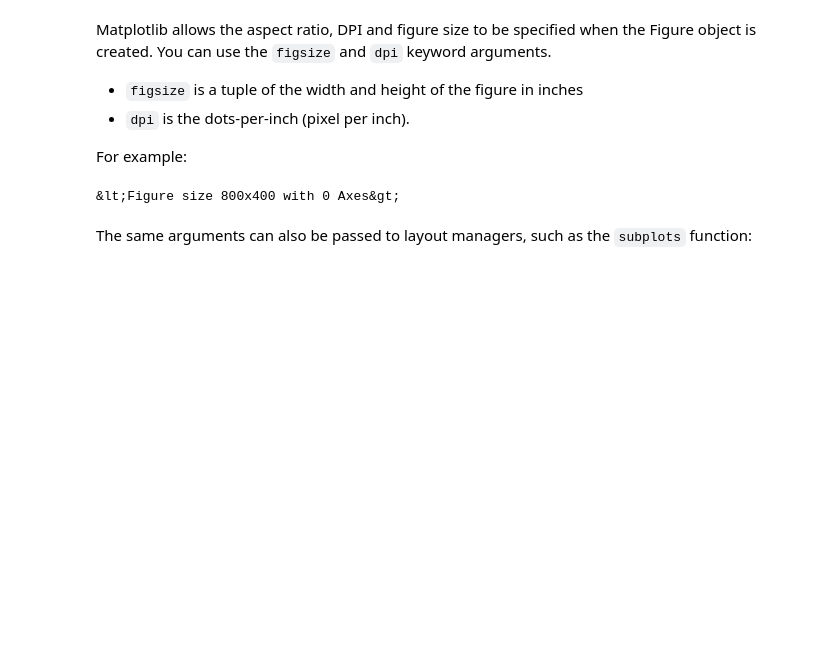
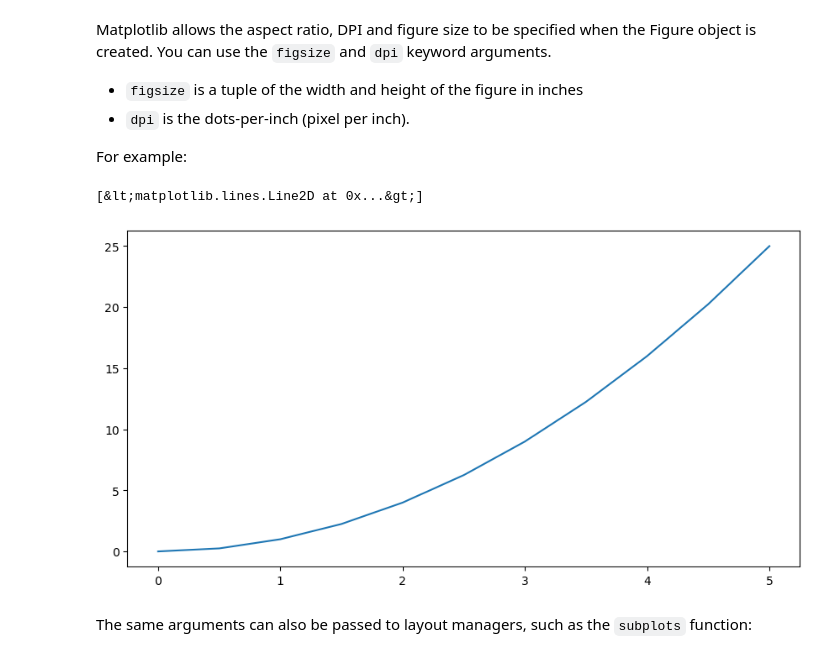
Before and after one commit to eventhorizn/python-data-sci-ml-bootcamp, a Jupyter notebook: 04-Matplotlib/01-Concepts.ipynb, the cells around one changed output. Drawn from its saved outputs; the diff is of its cells as text; code cells hidden in the pictures; blank space fills up the shorter version.

```diff
--- a/04-Matplotlib/01-Concepts.ipynb
+++ b/04-Matplotlib/01-Concepts.ipynb
@@ -194,8 +198,11 @@ Matplotlib allows the aspect ratio, DPI and figure size to be specified when the
 For example:
 # %%
 fig = plt.figure(figsize= (8, 4), dpi= 100)
+ax = fig.add_axes([0, 0, 1, 1])
+ax.plot(x, y)
 # %% [output]
-&lt;Figure size 800x400 with 0 Axes&gt;
+[&lt;matplotlib.lines.Line2D at 0x...&gt;]
+[figure, added]
 # %% [markdown]
 The same arguments can also be passed to layout managers, such as the `subplots` function:
 # %%
```
Also changed, not shown: parts of 4 cells of this notebook, 2 other files.
